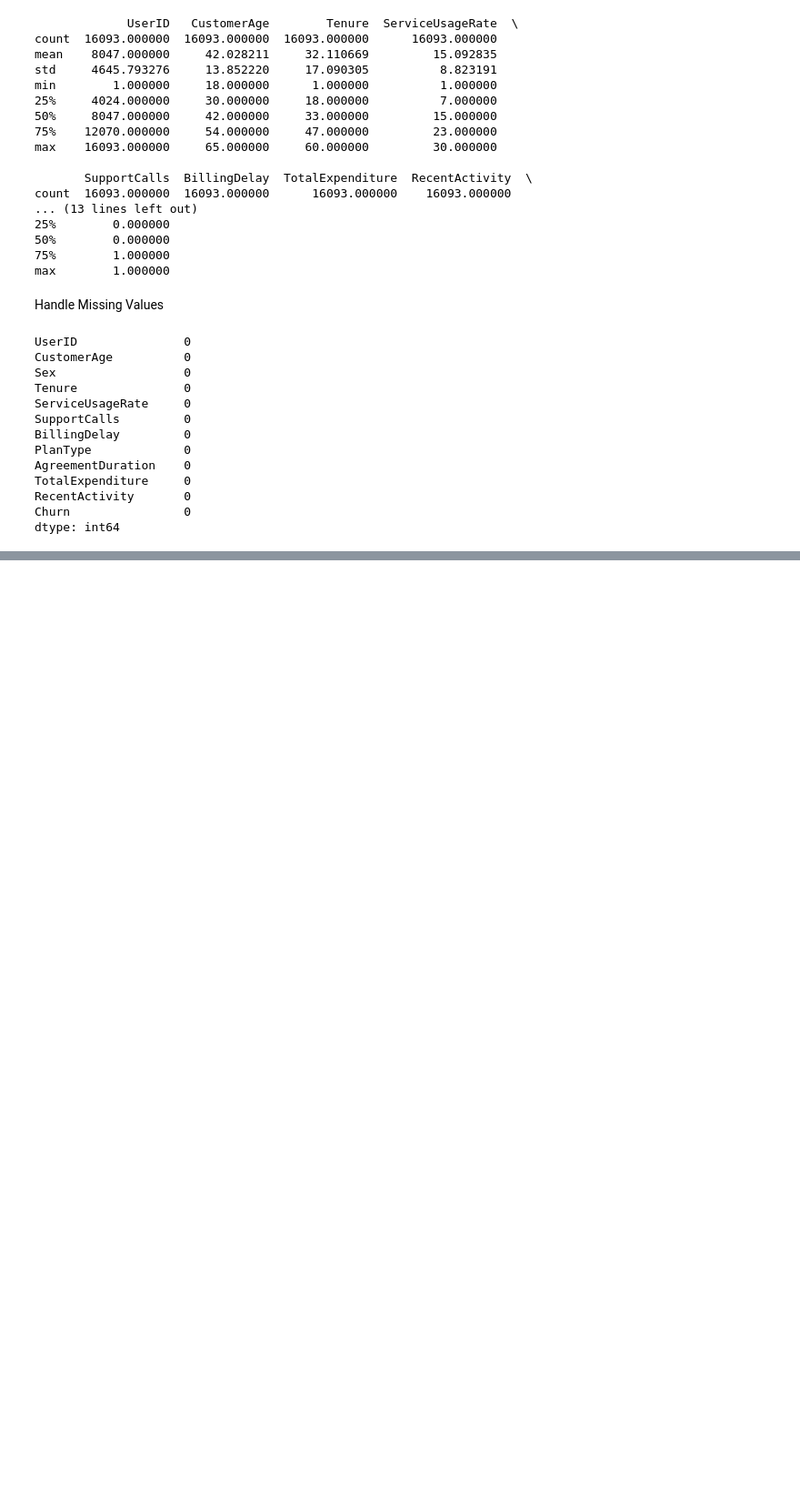
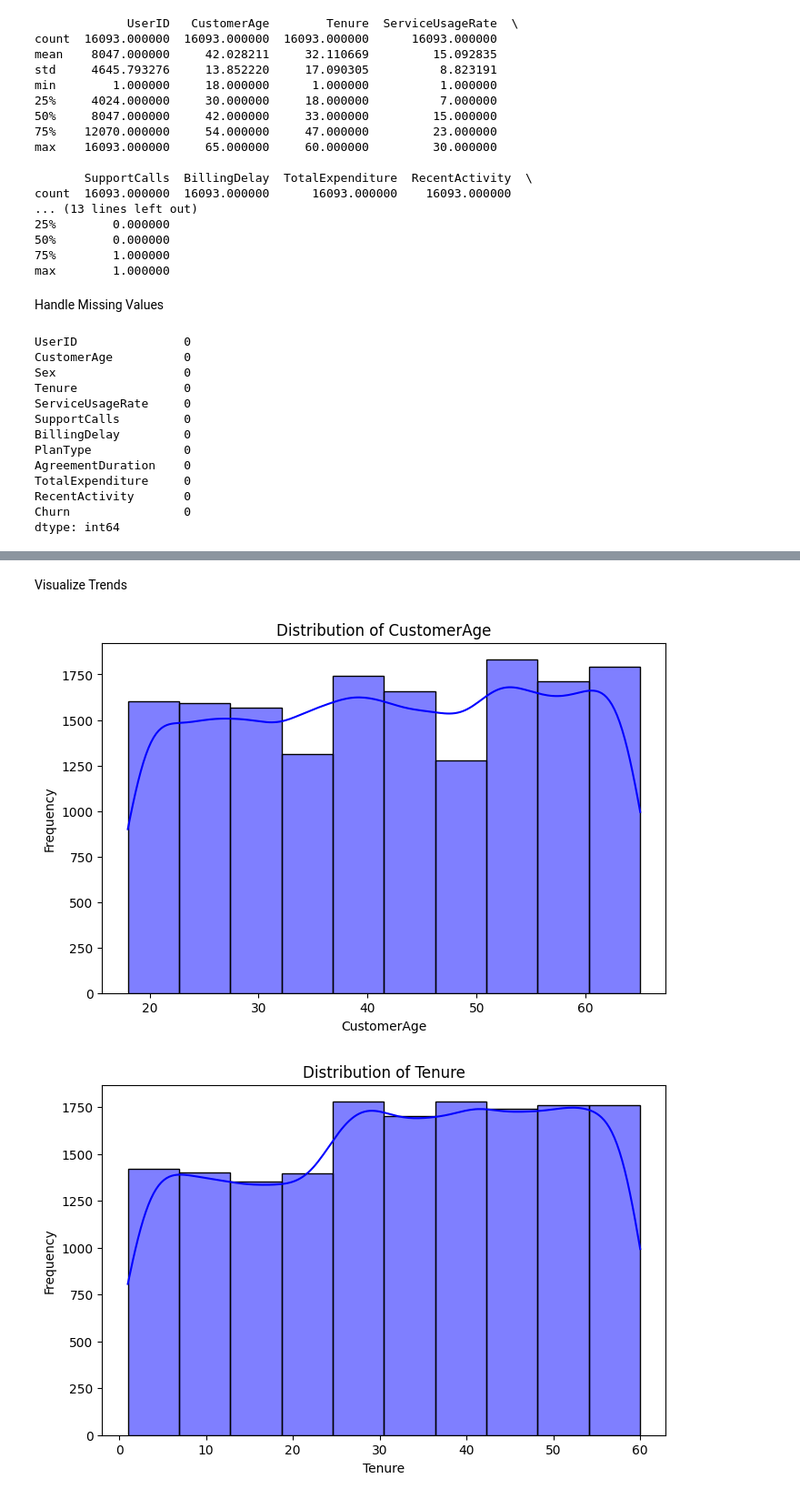
Before and after one commit to Palkush003/Blinkit-Churn-Rate-, a Jupyter notebook: Strategy_Storm.ipynb, the cells around one changed output, grey strips where cells are left out. Shown at 91% size. Cells and saved outputs as stored; diff of their text form; code cells hidden in the pictures; blank space fills up the shorter version.

```diff
--- a/Strategy_Storm.ipynb
+++ b/Strategy_Storm.ipynb
@@ -74,0 +106,6 @@ dtype: int64
+# %%
+# Distribution of categorical variables
+categorical_columns = ['PlanType', 'AgreementDuration']  # Replace with actual column names
+for col in categorical_columns:
+    print(f"\nValue Counts for {col}:")
+    print(data[col].value_counts())
@@ -74,0 +126,15 @@ dtype: int64
+# %% [markdown]
+Visualize Trends
+# %%
+# Histogram for CustomerAge and Tenure
+numerical_columns = ['CustomerAge', 'Tenure']  # Replace with actual column names
+for col in numerical_columns:
+    plt.figure(figsize=(8, 5))
+    sns.histplot(data[col], kde=True, bins=10, color='blue')
+    plt.title(f"Distribution of {col}")
+    plt.xlabel(col)
+    plt.ylabel("Frequency")
+    plt.show()
+# %% [output]
+[figure, added]
+[figure, added]
```
Also changed, not shown: parts of 16 cells of this notebook.
